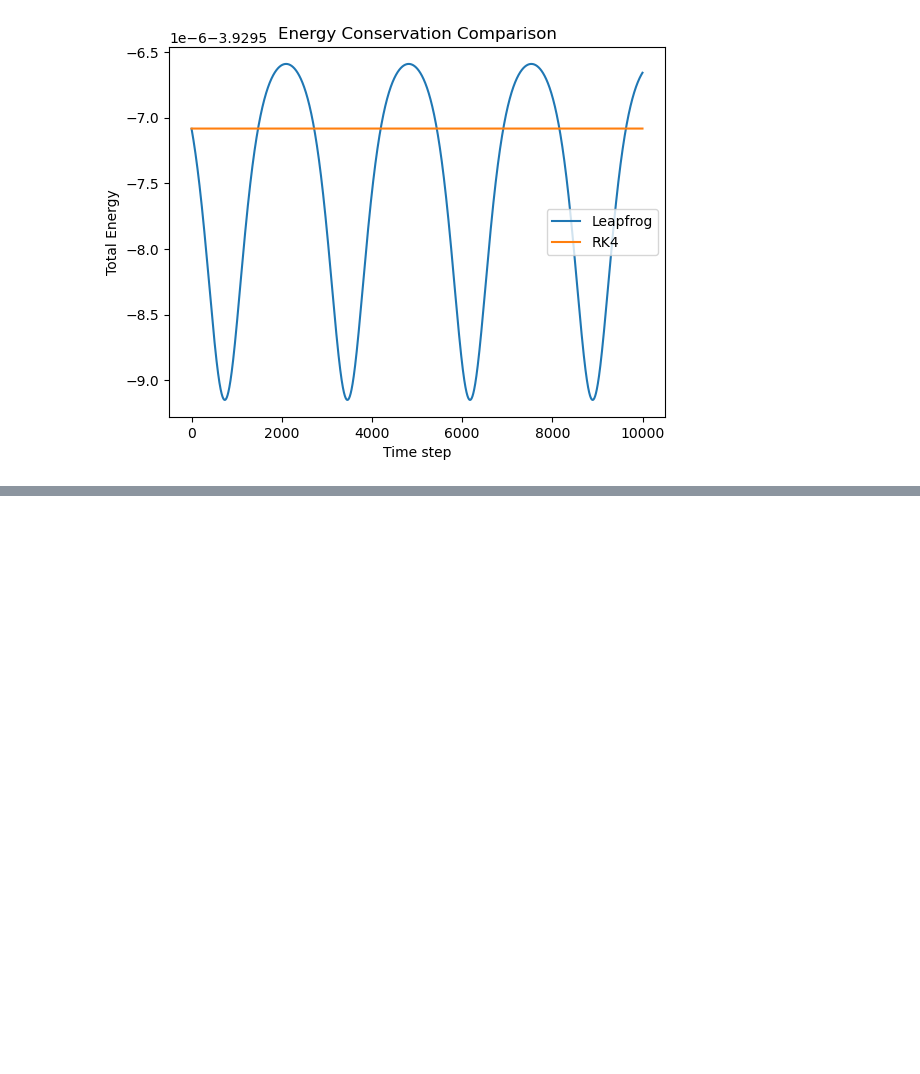
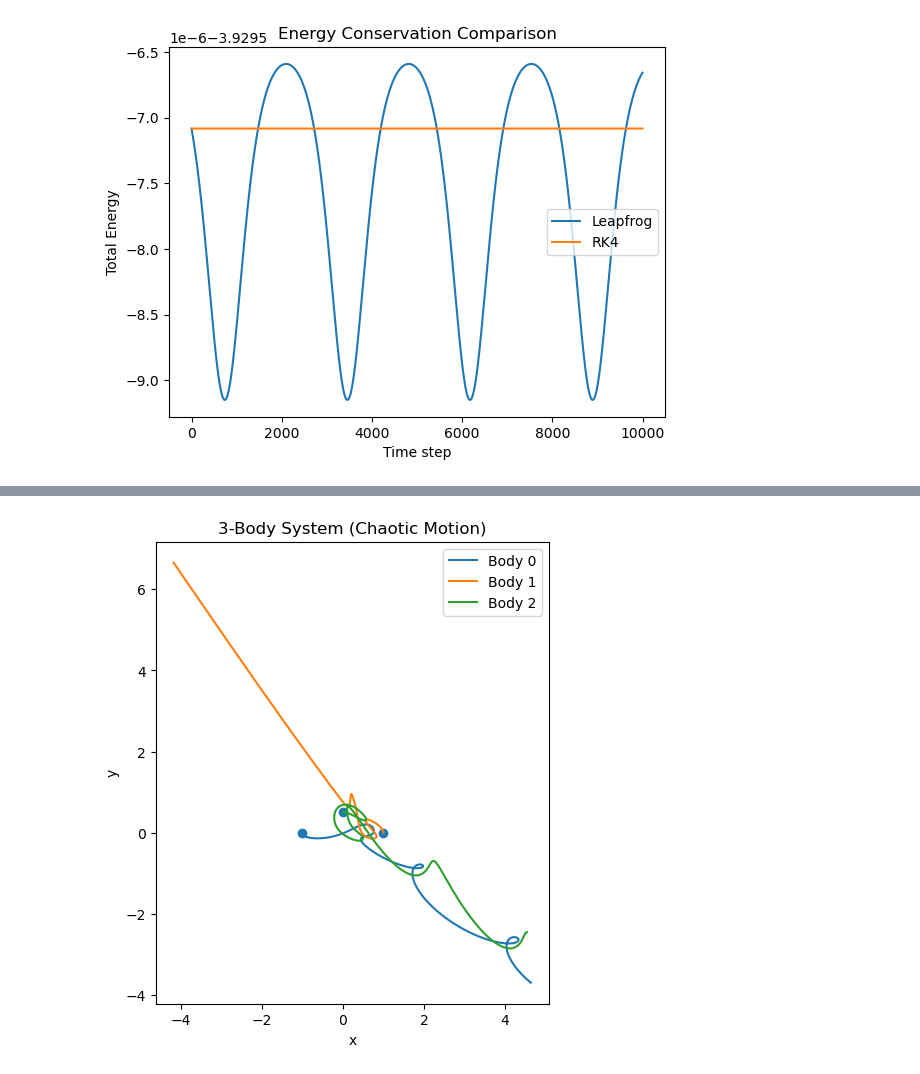
Before and after one commit to kassbell/ASTR4470-finalproject, a Jupyter notebook: notebooks/orbit_tests.ipynb, the cells around one changed output, grey strips where cells are left out. Drawn from its saved outputs; the diff is of its cells as text; code cells hidden in the pictures; blank space fills up the shorter version.

```diff
--- a/notebooks/orbit_tests.ipynb
+++ b/notebooks/orbit_tests.ipynb
@@ -288,0 +340,35 @@ plt.show()
+# %%
+x2 = x.copy()
+x2[2,0] += 1e-5   # tiny perturbation
+
+v2 = v.copy()
+
+traj2_3 = []
+
+dt = 0.001
+nsteps = 10000
+
+for step in range(nsteps):
+    x2, v2 = integrators.step_leapfrog(x2, v2, m, dt)
+    traj2_3.append(x2.copy())
+
+traj2_3 = np.array(traj2_3)
+
+import matplotlib.pyplot as plt
+
+plt.figure(figsize=(6,6))
+
+for i in range(3):
+    plt.plot(traj2_3[:,i,0], traj2_3[:,i,1], label=f"Body {i}")
+
+plt.scatter(traj2_3[0,:,0], traj2_3[0,:,1], marker="o")  # starting points
+
+plt.gca().set_aspect('equal')
+plt.legend()
+plt.title("3-Body System (Chaotic Motion)")
+plt.xlabel("x")
+plt.ylabel("y")
+
+plt.show()
+# %% [output]
+[figure, added]
```
Also changed, not shown: parts of 4 cells of this notebook, 7 other files.
